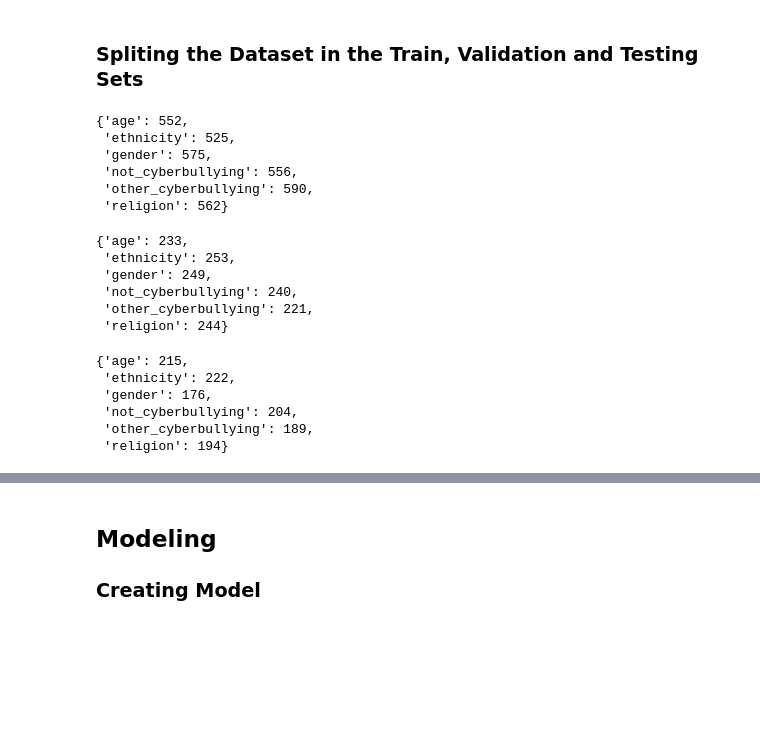
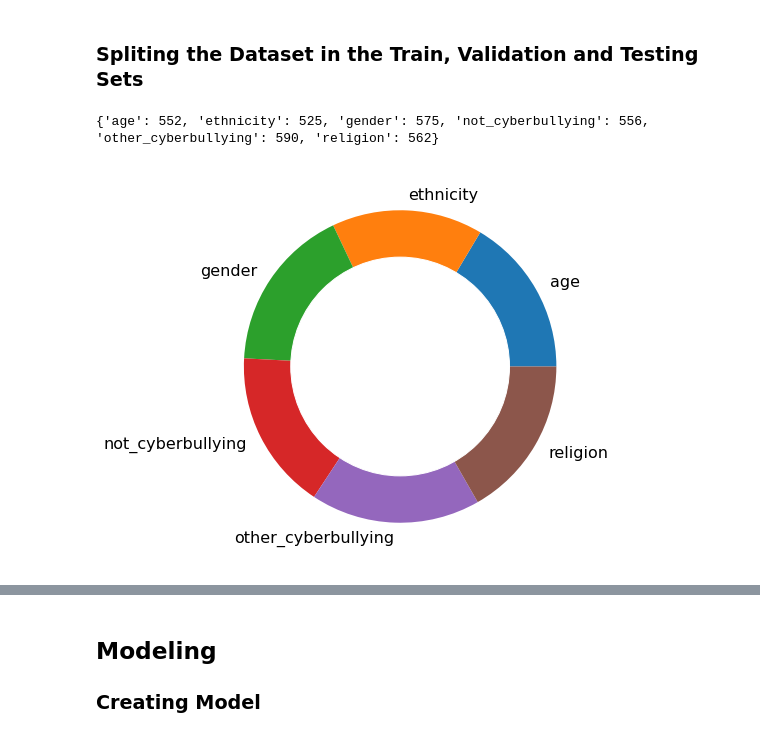
Before and after one commit to JonaOliv/Trees-Forests-Bayes, a Jupyter notebook: naive-bayes-gaussian-cyberbullying-classifier.ipynb, the cells around one changed output, grey strips where cells are left out. Drawn from its saved outputs; the diff is of its cells as text; code cells hidden in the pictures; blank space fills up the shorter version.

```diff
--- a/naive-bayes-gaussian-cyberbullying-classifier.ipynb
+++ b/naive-bayes-gaussian-cyberbullying-classifier.ipynb
@@ -205,42 +232,21 @@ def countCategories(x):
         if (x == y):
             counter[labels[idx]] = counter[labels[idx]] + 1
             return
-# %%
-initCounter()
-for i in df_y_train:
-    countCategories(i)
-
-counter
-# %% [output]
-{'age': 552,
- 'ethnicity': 525,
- 'gender': 575,
- 'not_cyberbullying': 556,
- 'other_cyberbullying': 590,
- 'religion': 562}
-# %%
-initCounter()
-for i in df_y_valid:
-    countCategories(i)
-
-counter
-# %% [output]
-{'age': 233,
- 'ethnicity': 253,
- 'gender': 249,
- 'not_cyberbullying': 240,
- 'other_cyberbullying': 221,
- 'religion': 244}
-# %%
-initCounter()
-for i in df_y_test:
-    countCategories(i)
-
-counter
-# %% [output]
-{'age': 215,
- 'ethnicity': 222,
- 'gender': 176,
- 'not_cyberbullying': 204,
- 'other_cyberbullying': 189,
- 'religion': 194}
+# %%
+initCounter()
+for i in df_y_train:
+    countCategories(i)
+
+print(counter)
+
+names = counter.keys()
+values = counter.values()
+
+fig = plt.figure(figsize =(7, 10))
+white_circle = plt.Circle( (0,0), 0.7, color='white')
+plt.pie(values, labels=names, textprops={'fontsize': 16})
+fig.gca().add_artist(white_circle)
+plt.show()
+# %% [output]
+{'age': 552, 'ethnicity': 525, 'gender': 575, 'not_cyberbullying': 556, 'other_cyberbullying': 590, 'religion': 562}
+[figure, added]
```
Also changed, not shown: parts of 5 cells of this notebook.
